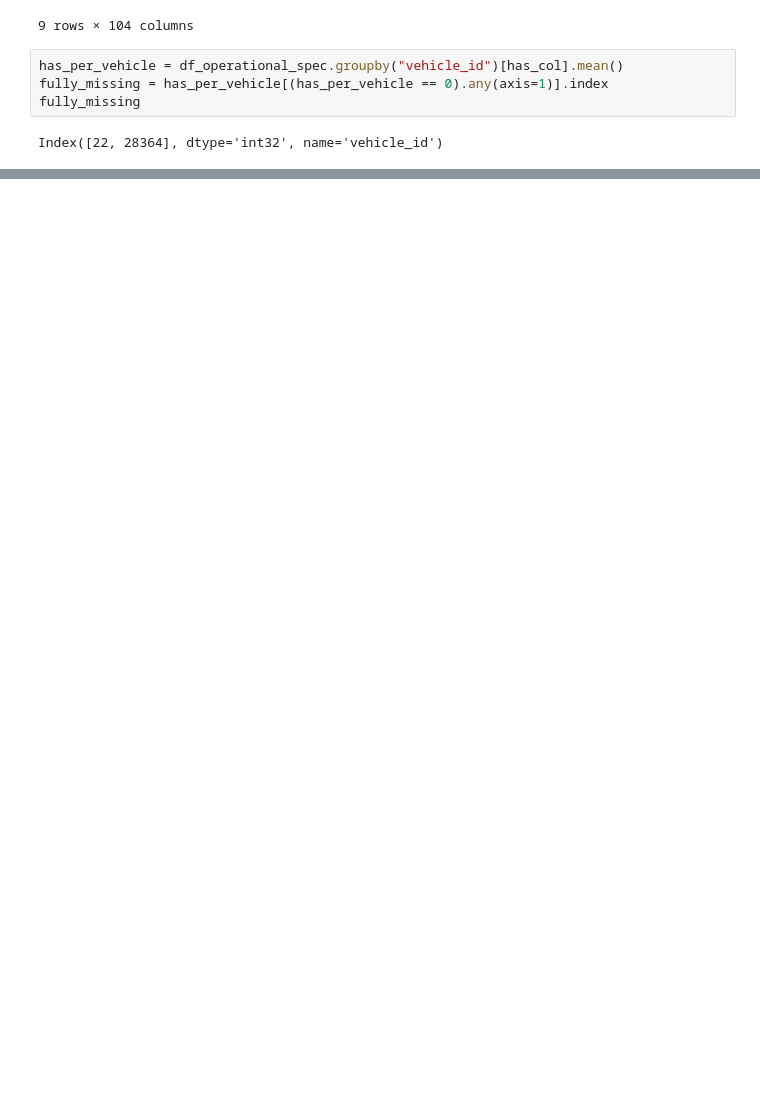
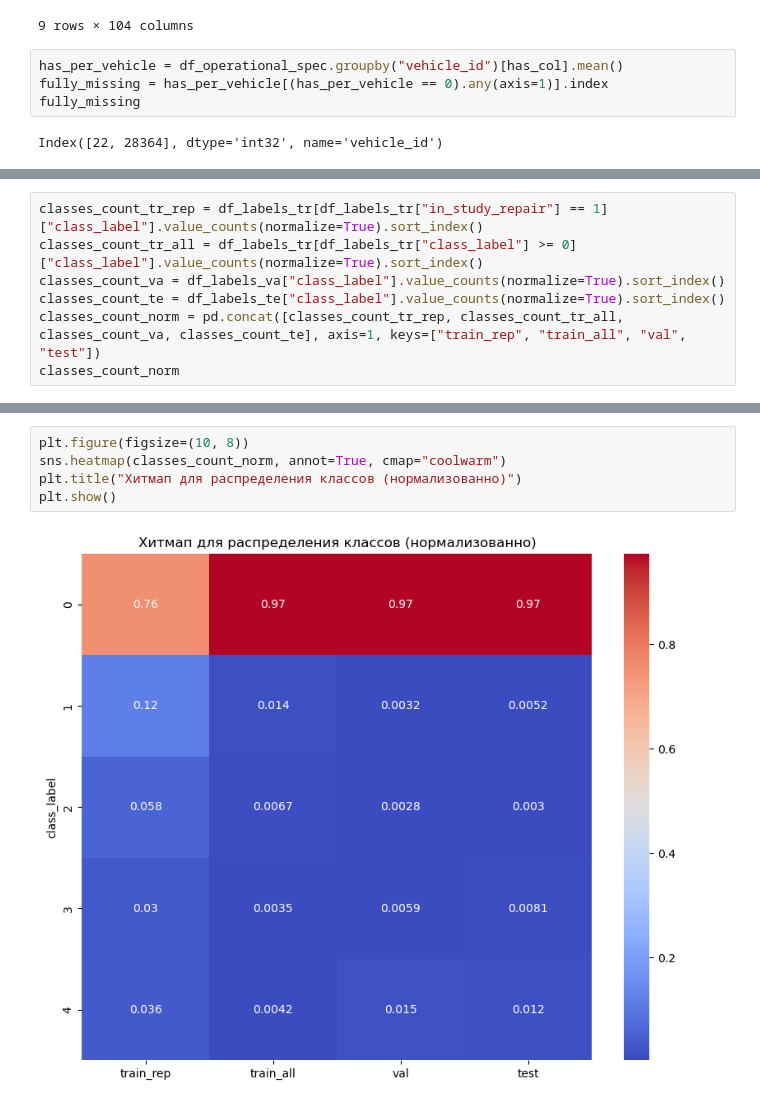
Before and after one commit to Alwaline/predictive_maintenance, a Jupyter notebook: notebooks/EDA.ipynb, the cells around one changed output, grey strips where cells are left out. Saved outputs shown, nothing was run; the diff lists cells and outputs as text; blank space fills up the shorter version.

```diff
--- a/notebooks/EDA.ipynb
+++ b/notebooks/EDA.ipynb
@@ -1004,0 +1014,7 @@ Index([22, 28364], dtype='int32', name='vehicle_id')
+# %%
+classes_count_tr_rep = df_labels_tr[df_labels_tr["in_study_repair"] == 1]["class_label"].value_counts(normalize=True).sort_index()
+classes_count_tr_all = df_labels_tr[df_labels_tr["class_label"] >= 0]["class_label"].value_counts(normalize=True).sort_index()
+classes_count_va = df_labels_va["class_label"].value_counts(normalize=True).sort_index()
+classes_count_te = df_labels_te["class_label"].value_counts(normalize=True).sort_index()
+classes_count_norm = pd.concat([classes_count_tr_rep, classes_count_tr_all, classes_count_va, classes_count_te], axis=1, keys=["train_rep", "train_all", "val", "test"])
+classes_count_norm
@@ -1004,0 +1029,7 @@ Index([22, 28364], dtype='int32', name='vehicle_id')
+# %%
+plt.figure(figsize=(10, 8))
+sns.heatmap(classes_count_norm, annot=True, cmap="coolwarm")
+plt.title("Хитмап для распределения классов (нормализованно)")
+plt.show()
+# %% [output]
+[figure, added]
```
Also changed, not shown: parts of 42 cells of this notebook, 1 other file.
